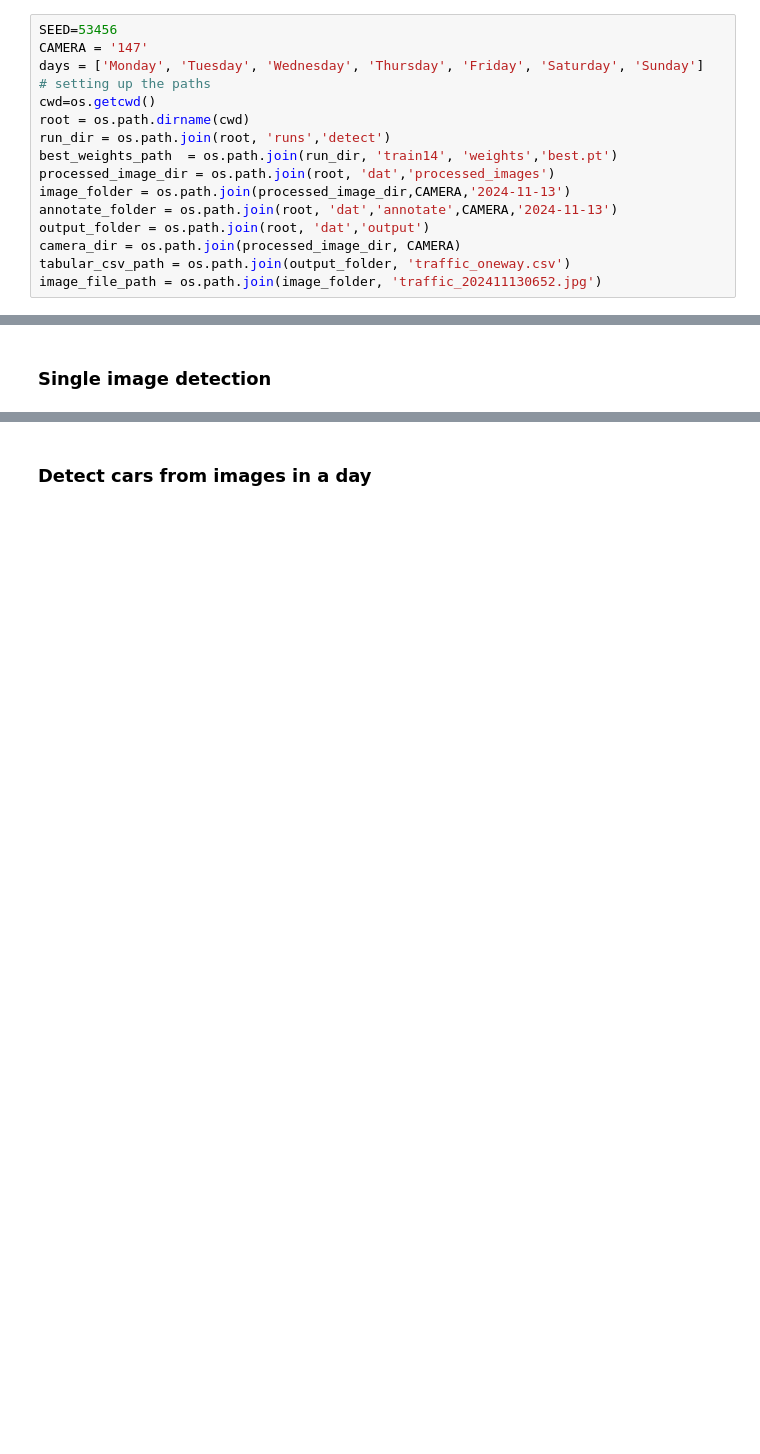
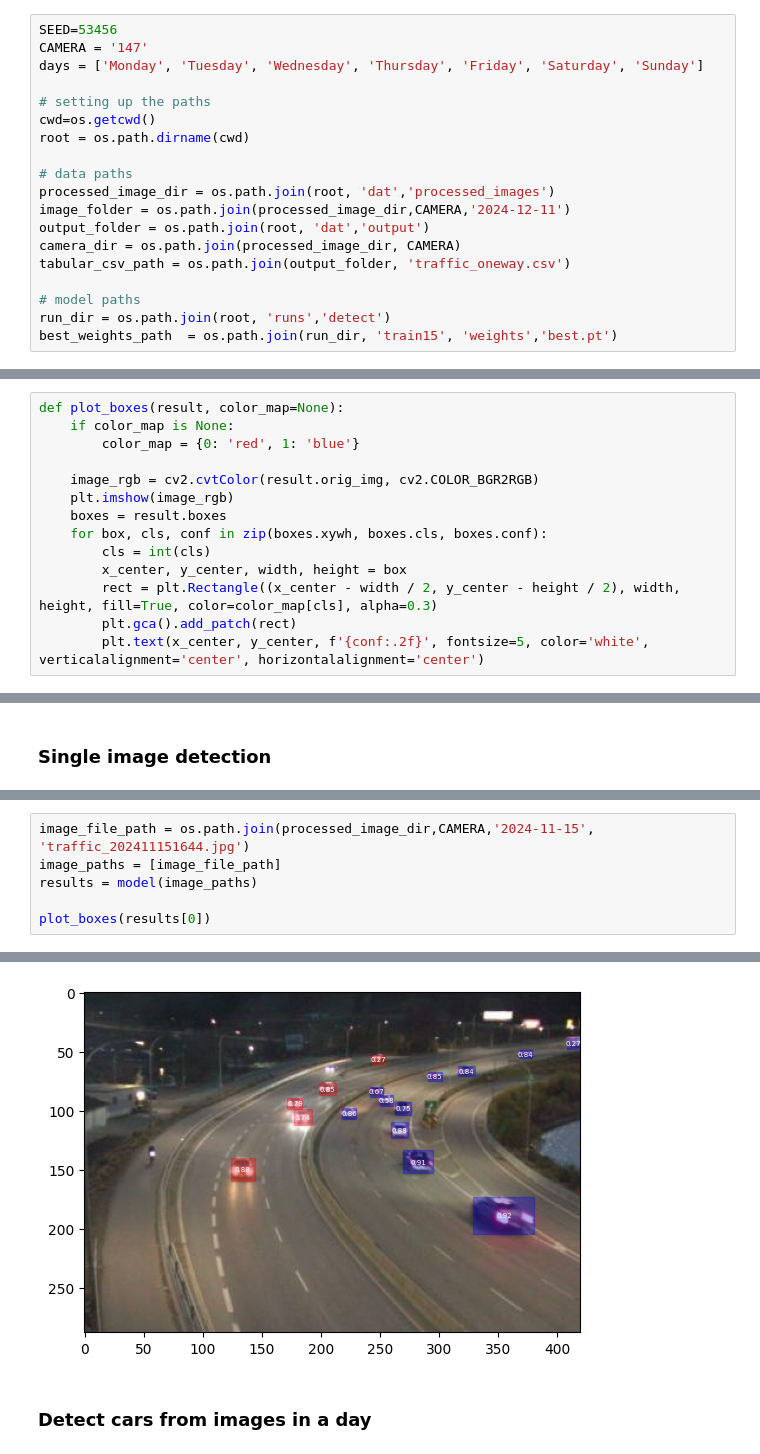
Before and after one commit to AbdulRahmanSilmy/traffic-net, a Jupyter notebook: notebooks/traffic_analysis.ipynb, the cells around one changed output, grey strips where cells are left out. Drawn from its saved outputs; the diff is of its cells as text; blank space fills up the shorter version.

```diff
--- a/notebooks/traffic_analysis.ipynb
+++ b/notebooks/traffic_analysis.ipynb
@@ -29,15 +29,18 @@ import cv2
 SEED=53456
 CAMERA = '147'
 days = ['Monday', 'Tuesday', 'Wednesday', 'Thursday', 'Friday', 'Saturday', 'Sunday']
+
 # setting up the paths
 cwd=os.getcwd()
 root = os.path.dirname(cwd)
-run_dir = os.path.join(root, 'runs','detect')
-best_weights_path  = os.path.join(run_dir, 'train14', 'weights','best.pt')
+
+# data paths
 processed_image_dir = os.path.join(root, 'dat','processed_images')
-image_folder = os.path.join(processed_image_dir,CAMERA,'2024-11-13')
-annotate_folder = os.path.join(root, 'dat','annotate',CAMERA,'2024-11-13')
+image_folder = os.path.join(processed_image_dir,CAMERA,'2024-12-11')
 output_folder = os.path.join(root, 'dat','output')
 camera_dir = os.path.join(processed_image_dir, CAMERA)
 tabular_csv_path = os.path.join(output_folder, 'traffic_oneway.csv')
-image_file_path = os.path.join(image_folder, 'traffic_202411130652.jpg')
+
+# model paths
+run_dir = os.path.join(root, 'runs','detect')
+best_weights_path  = os.path.join(run_dir, 'train15', 'weights','best.pt')
@@ -44,3 +49,17 @@ image_file_path = os.path.join(image_folder, 'traffic_202411130652.jpg')
+# %%
+def plot_boxes(result, color_map=None):
+    if color_map is None:
+        color_map = {0: 'red', 1: 'blue'}
+
+    image_rgb = cv2.cvtColor(result.orig_img, cv2.COLOR_BGR2RGB)
+    plt.imshow(image_rgb)
+    boxes = result.boxes
+    for box, cls, conf in zip(boxes.xywh, boxes.cls, boxes.conf):
+        cls = int(cls)
+        x_center, y_center, width, height = box
+        rect = plt.Rectangle((x_center - width / 2, y_center - height / 2), width, height, fill=True, color=color_map[cls], alpha=0.3)
+        plt.gca().add_patch(rect)
+        plt.text(x_center, y_center, f'{conf:.2f}', fontsize=5, color='white', verticalalignment='center', horizontalalignment='center')
 # %% [markdown]
 ## Object detection: YOLOv8n
 # %%
@@ -66,0 +70,7 @@ result.show()  # display to screen
+# %%
+image_file_path = os.path.join(processed_image_dir,CAMERA,'2024-11-15', 'traffic_202411151644.jpg')
+image_paths = [image_file_path]
+results = model(image_paths)
+
+plot_boxes(results[0])
+# %% [output]
@@ -67,2 +79,3 @@ result.show()  # display to screen
+[figure, added]
 # %% [markdown]
 ### Detect cars from images in a day
```
Also changed, not shown: parts of 23 cells of this notebook.
